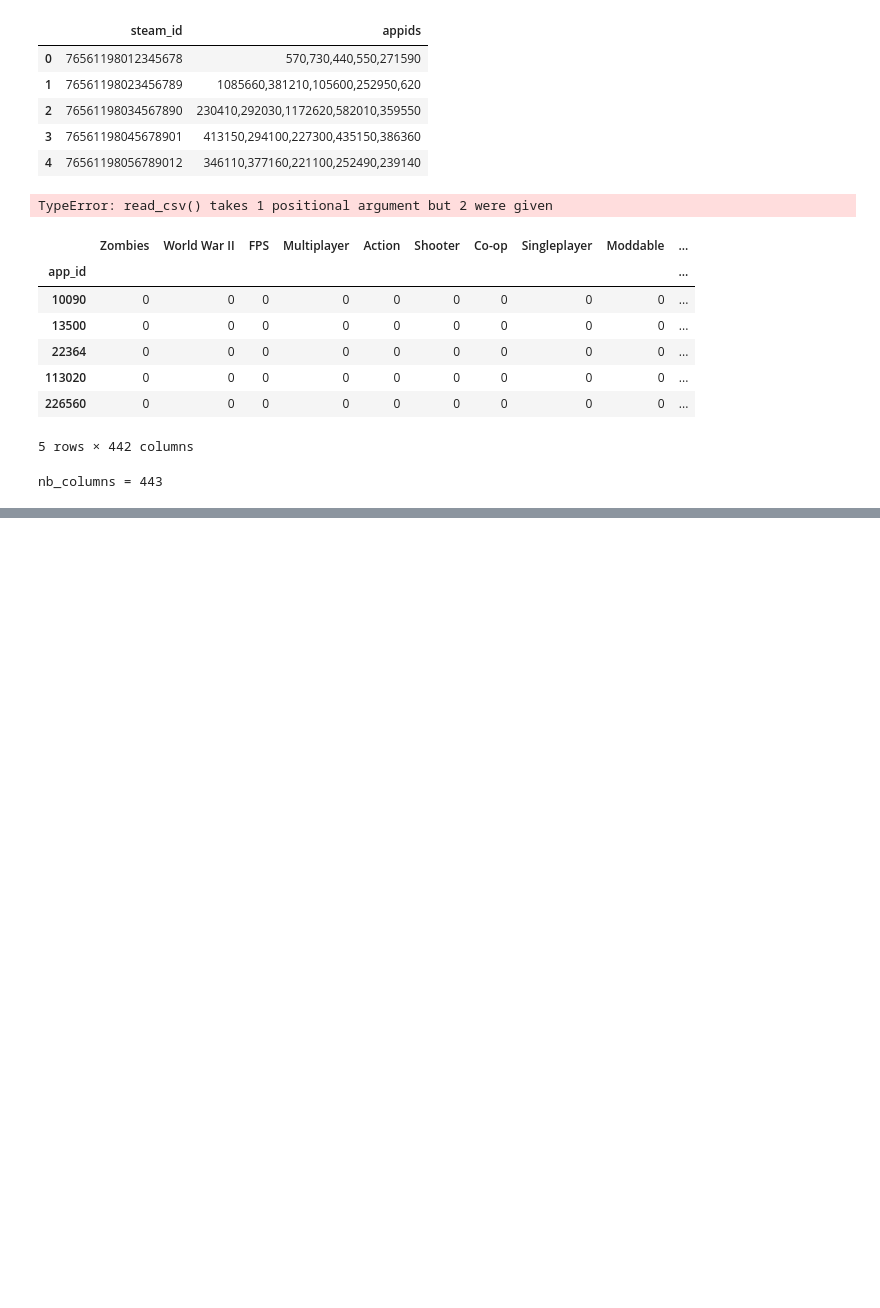
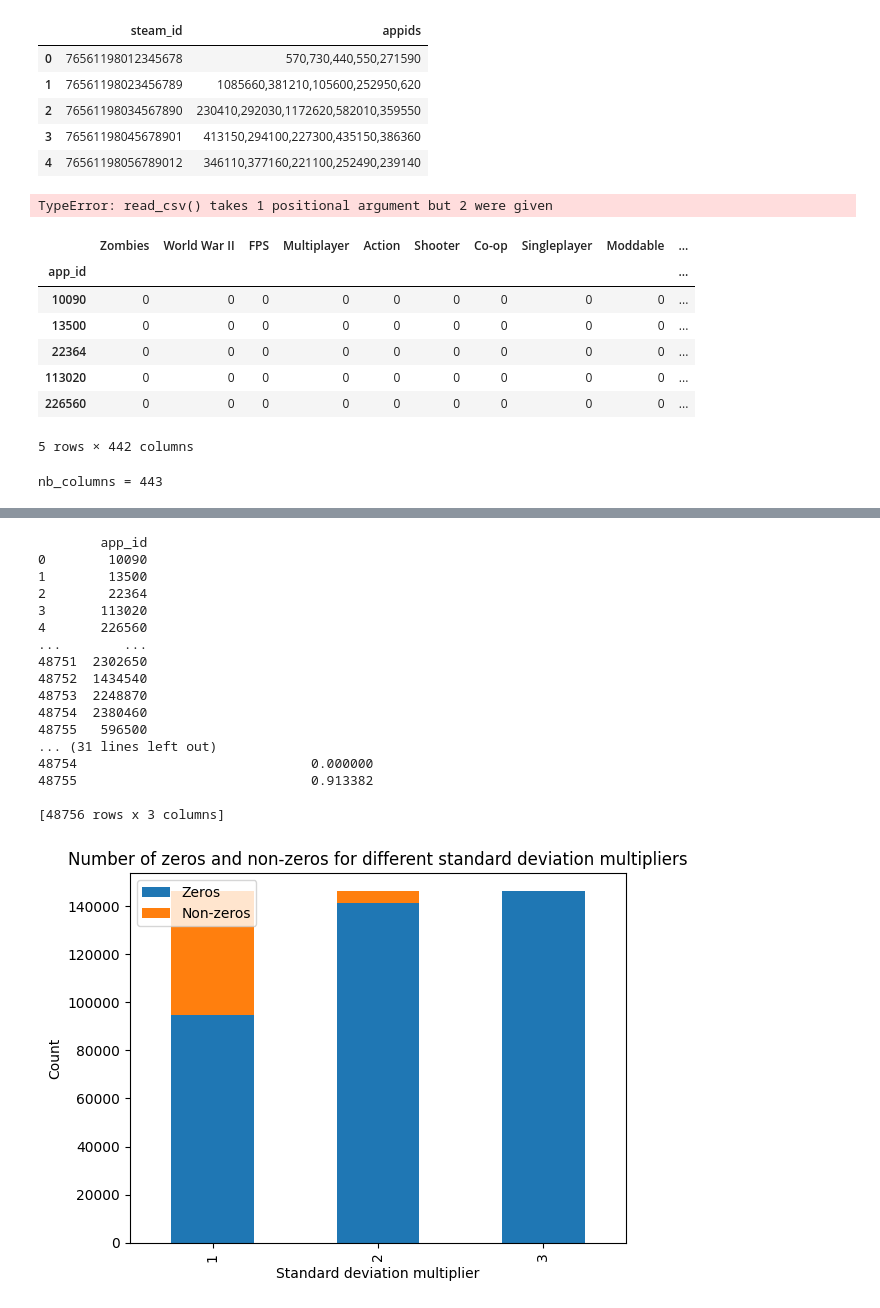
Before and after one commit to erdoganabaci/scalable_analytics_steam_project, a Jupyter notebook: steam.ipynb, the cells around one changed output, grey strips where cells are left out. Cells and saved outputs as stored; diff of their text form; code cells hidden in the pictures; blank space fills up the shorter version.

Commit message:
Svd standard deviation comparison completed

```diff
--- a/steam.ipynb
+++ b/steam.ipynb
@@ -262,0 +225,67 @@ reduced_df.head()
+# %%
+# Load the DataFrame from a CSV file
+df_game_tags_binary = pd.read_csv('data/matrix_game_tags.csv')
+
+df_app_id = df_game_tags_binary[['app_id']]
+df_app_id.head()
+print(df_app_id)
+df_game_tags_binary = df_game_tags_binary.drop(['app_id','nan'], axis=1)
+
+
+print(df_game_tags_binary.columns)
+
+# Perform dimensionality reduction using SVD
+num_components = 3
+std_multiplier = 1 # 1st standart devation
+reduced_df = svd_reduction(df_game_tags_binary, num_components, std_multiplier)
+
+# Save the reduced DataFrame to a CSV file
+reduced_df.to_csv('data/reduced_game_tags_custom_svd.csv')
+
+# Display the reduced DataFrame
+print(reduced_df)
+reduced_df.head(10)
+
+
+# Create a dictionary to hold the counts for each standard deviation
+counts_dict = {}
+
+# For 1st, 2nd, and 3rd standard deviations
+for std_multiplier in range(1, 4):
+    # Perform dimensionality reduction using SVD
+    reduced_df = svd_reduction(df_game_tags_binary, num_components, std_multiplier)
+
+    # Count the number of zeros and non-zeros in the DataFrame
+    counts = (reduced_df == 0).sum().sum(), (reduced_df != 0).sum().sum()
+
+    # Add the counts to the dictionary
+    counts_dict[std_multiplier] = counts
+
+# Convert the dictionary to a DataFrame
+counts_df = pd.DataFrame(counts_dict, index=['Zeros', 'Non-zeros'])
+
+# Plot the DataFrame
+counts_df.T.plot(kind='bar', stacked=True)
+plt.xlabel('Standard deviation multiplier')
+plt.ylabel('Count')
+plt.title('Number of zeros and non-zeros for different standard deviation multipliers')
+plt.show()
+# %% [output]
+        app_id
+0        10090
+1        13500
+2        22364
+3       113020
+4       226560
+...        ...
+48751  2302650
+48752  1434540
+48753  2248870
+48754  2380460
+48755   596500
+... (31 lines left out)
+48754                              0.000000
+48755                              0.913382
+
+[48756 rows x 3 columns]
+[figure, added]
```
Also changed, not shown: parts of 2 cells of this notebook, 2 other files.
